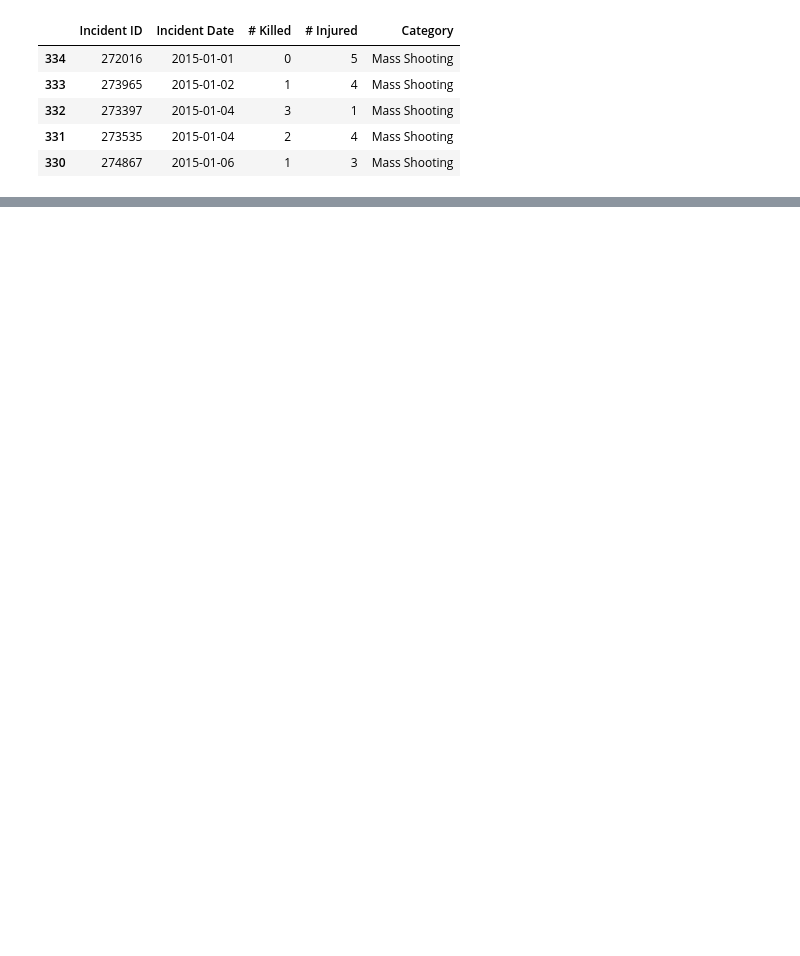
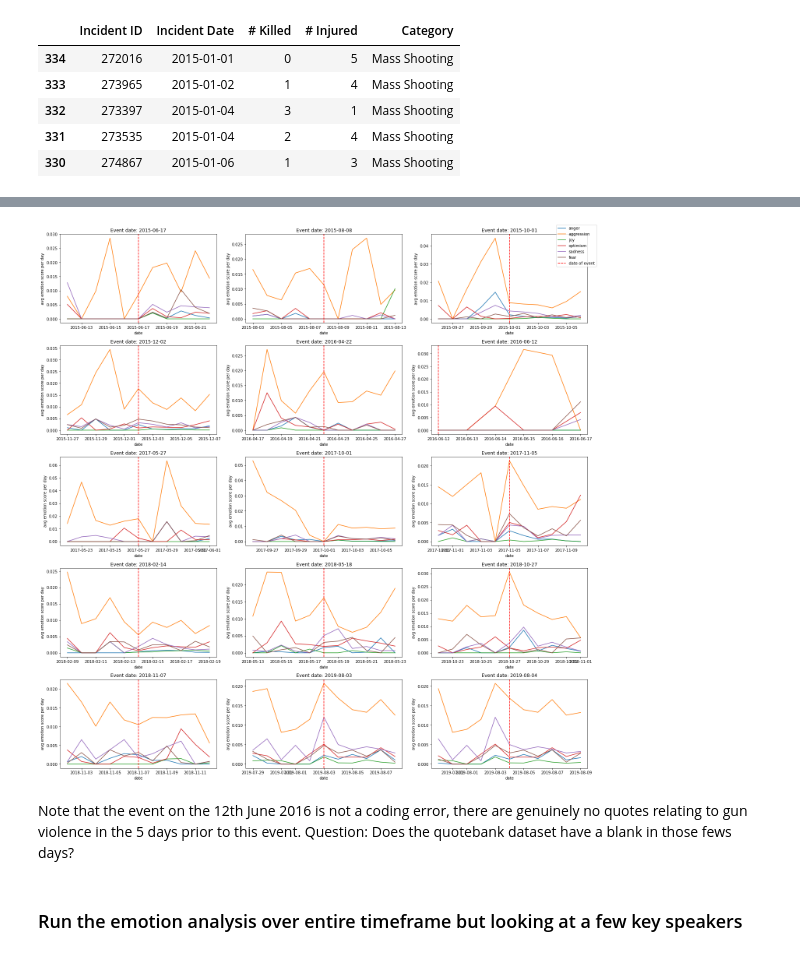
Before and after one commit to epfl-ada/ada-2021-project-lejt, a Jupyter notebook: Emotion extraction.ipynb, the cells around one changed output, grey strips where cells are left out. Cells and saved outputs as stored; diff of their text form; code cells hidden in the pictures; blank space fills up the shorter version.

```diff
--- a/Emotion extraction.ipynb
+++ b/Emotion extraction.ipynb
@@ -334,0 +179,14 @@ for group in grouped_df:
+# %%
+# Importing table with significant individual shootings worth investigating:
+DATA_FOLDER = '/Users/Justin/Desktop/ADA_project/shooting_dataset/'
+SELECTED_SHOOTINGS = DATA_FOLDER+"selected_shooting.csv"
+selected_shootings = pd.read_csv(SELECTED_SHOOTINGS)
+
+selected_df = pd.DataFrame(selected_shootings)
+selected_df = selected_df.drop(selected_df.columns[[0]], axis=1) # Drop first column which has no ID
+selected_df['date'] = pd.to_datetime(selected_df.date, format='%Y-%m-%d') # format the datetime
+selected_df['date'] = selected_df.date.dt.date # remove hour from timestamp
+
+selected_df = selected_df.sort_values('date', ascending=True)
+selected_df.head()
+# This table contains 15 events
@@ -334,0 +304,45 @@ for group in grouped_df:
+# %%
+# Set the dates back to date_time in order to graph easily
+#daily_emotion_df.date=pd.to_datetime(daily_emotion_df.date)
+
+# Graph result
+fig, ax = plt.subplots(5, 3);
+fig.set_size_inches(20, 20)
+
+idx = 0
+
+# Group scores by event_ID to plot each graph
+grouped_df = daily_emotion_df.groupby(['event_ID'])
+for group in grouped_df:
+    row_num = (idx // 3)
+    col_num = (idx - 3*row_num)
+    idx += 1
+    ax[row_num,col_num].plot(group[1].date, group[1].anger,label = "anger");
+    ax[row_num,col_num].plot(group[1].date, group[1].aggression,label = "aggression");
+    ax[row_num,col_num].plot(group[1].date, group[1].joy,label = "joy");
+    ax[row_num,col_num].plot(group[1].date, group[1].optimism,label = "optimism");
+    ax[row_num,col_num].plot(group[1].date, group[1].sadness,label = "sadness");
+    #ax[row_num,col_num].plot(group[1].date, group[1].suffering,label = "suffering");
+    ax[row_num,col_num].plot(group[1].date, group[1].fear,label = "fear");
+    #ax[row_num,col_num].plot(group[1].date, group[1].disappointment,label = "disappointment");
+
+    current_event_date = selected_df['date'].iloc[idx - 1]
+
+    ax[row_num,col_num].axvline(x=current_event_date, label='date of event'.format(current_event_date),
+                                c='r', linestyle='--')
+
+    ax[row_num,col_num].set_xlabel("date");
+    ax[row_num,col_num].set_ylabel("avg emotion score per day");
+    ax[row_num,col_num].set_title('Event date: '+str(current_event_date));
+
+
+handles, labels = ax[row_num,col_num].get_legend_handles_labels();
+fig.legend(handles, labels, loc='upper right');
+fig.tight_layout()
+# %% [output]
+[figure, added]
+# %% [markdown]
+Note that the event on the 12th June 2016 is not a coding error, there are genuinely no quotes relating to gun violence in the 5 days prior to this event.
+Question: Does the quotebank dataset have a blank in those fews days?
+# %% [markdown]
+### Run the emotion analysis over entire timeframe but looking at a few key speakers
```
Also changed, not shown: parts of 18 cells of this notebook.
